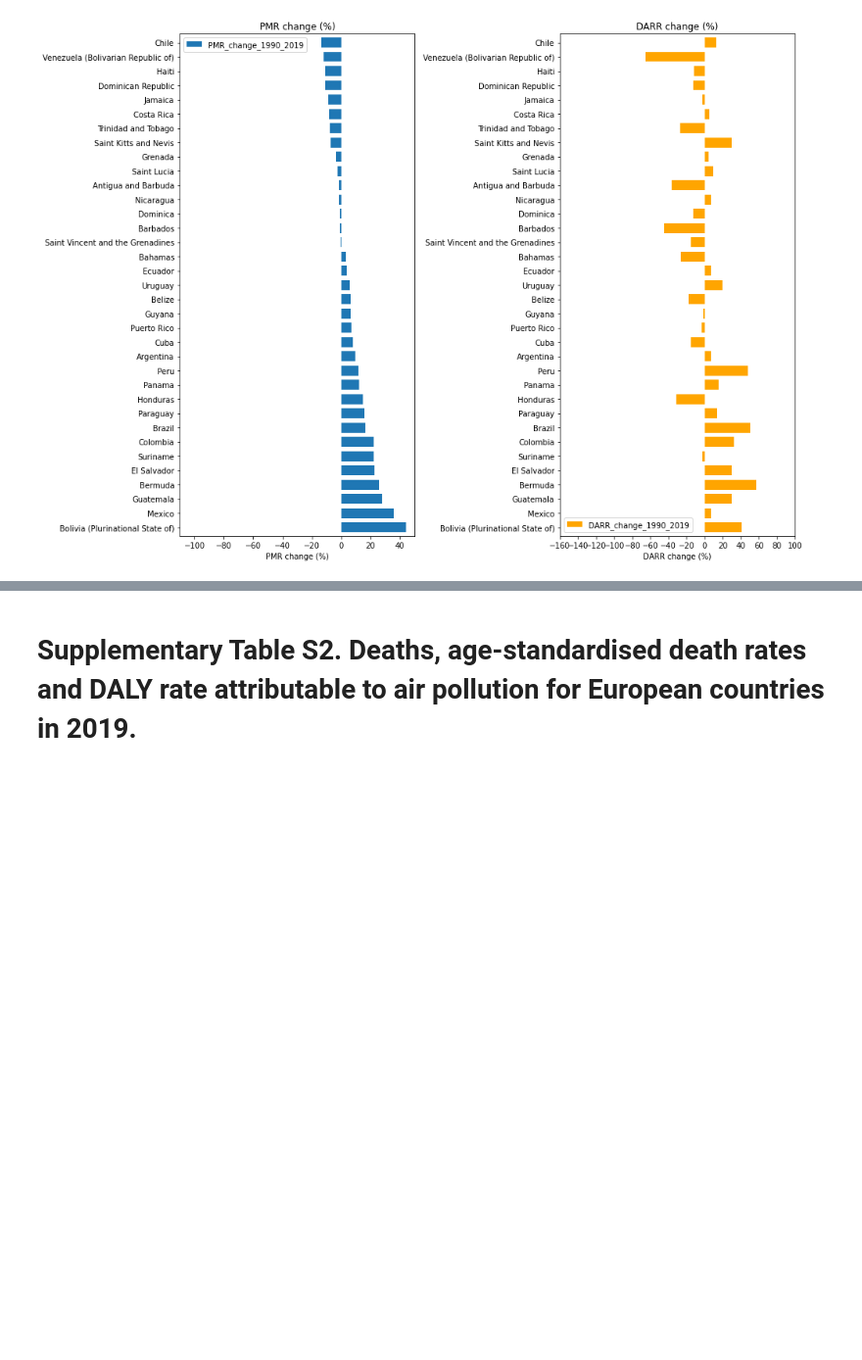
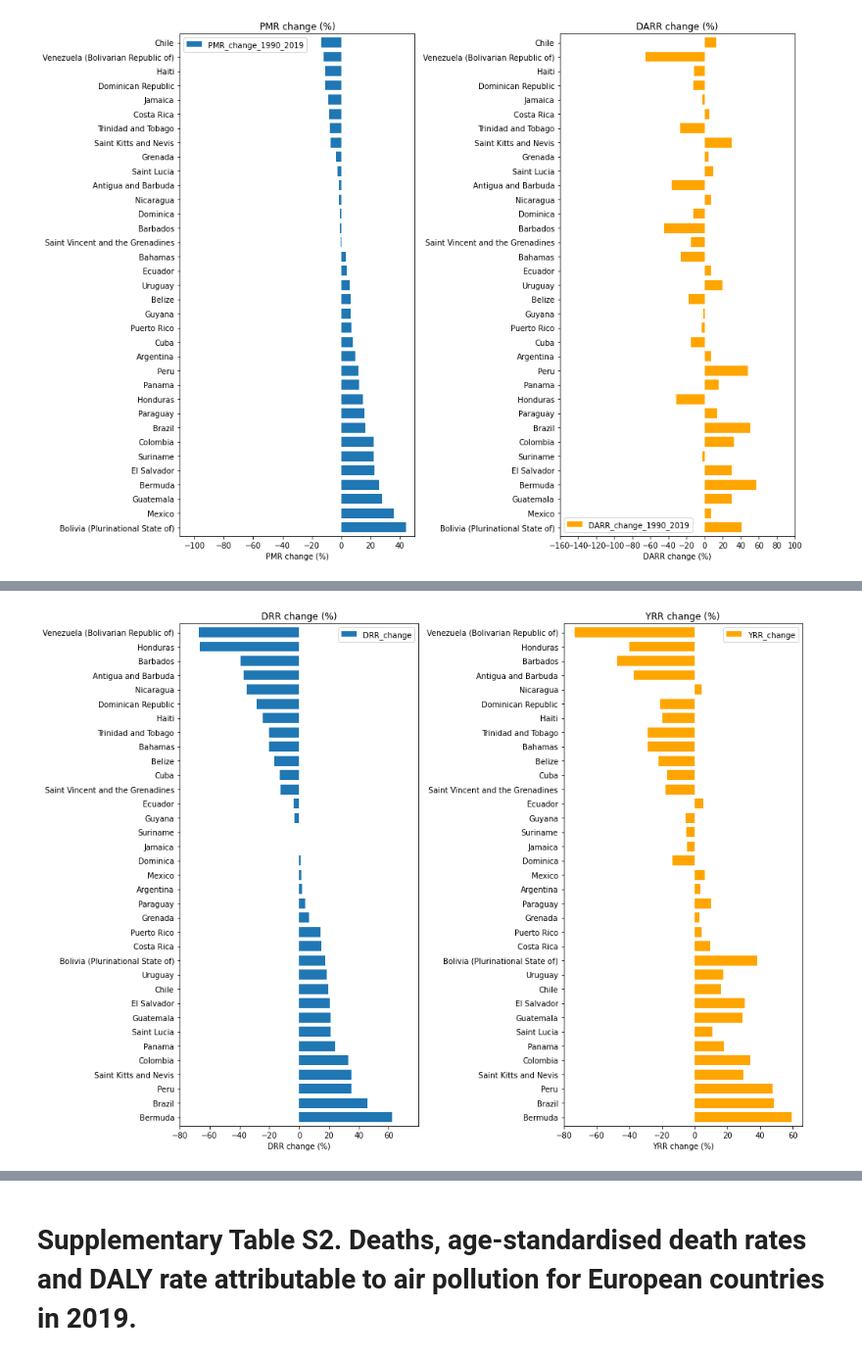
Before and after one commit to joseurquiza88/Health-impacts-AirPollution, a Jupyter notebook: code/01_health LAT.ipynb, the cells around one changed output, grey strips where cells are left out. Shown at 98% size. Cells and saved outputs as stored; diff of their text form; code cells hidden in the pictures; blank space fills up the shorter version.

```diff
--- a/code/01_health LAT.ipynb
+++ b/code/01_health LAT.ipynb
@@ -1268,0 +1504,36 @@ Paises que aumentaron las concentraciones:  8
+# %%
+#Unir DRR con YRR para hacer un mismo plor
+DRR_YRR_merge = pd.merge(Deaths_merge, YLL_merge, on='Location', how='inner')
+DRR_YRR_merge = DRR_YRR_merge.sort_values(by='DRR_change',ascending=False)
+DRR_change = DRR_YRR_merge[['Location','DRR_change']]
+YRR_change = DRR_YRR_merge[['Location','YRR_change']]
+DRR_change.set_index('Location', inplace=True)
+YRR_change.set_index('Location', inplace=True)
+
+# Plot
+fig, axes = plt.subplots(nrows=1, ncols=2, figsize=(14, 10))
+# Graficar en la primera subtrama
+DRR_change.plot(kind='barh',width=0.7, ax=axes[0])
+axes[0].set_title('DRR change (%)')
+axes[0].set_xlabel('DRR change (%)')
+axes[0].set_ylabel('')
+axes[0].set_xlim(-80,80)
+axes[0].set_xticks(range(-80, 80, 20))
+#axes[0].set_ylabel('Eje Y')
+
+# Graficar en la segunda subtrama
+
+YRR_change.plot(kind='barh', width=0.7, ax=axes[1], color='orange')
+axes[1].set_title('YRR change (%)')
+axes[1].set_xlabel('YRR change (%)')
+#axes[1].set_ylabel('Eje Y')
+axes[1].set_ylabel('')
+#axes[1].set_xlim(-190,110)
+axes[1].set_xticks(range(-80, 80, 20))
+# Ajustar el diseño
+plt.tight_layout()
+
+# Mostrar el gráfico
+plt.show()
+# %% [output]
+[figure, added]
```
Also changed, not shown: parts of 57 cells of this notebook, 1 other file.
